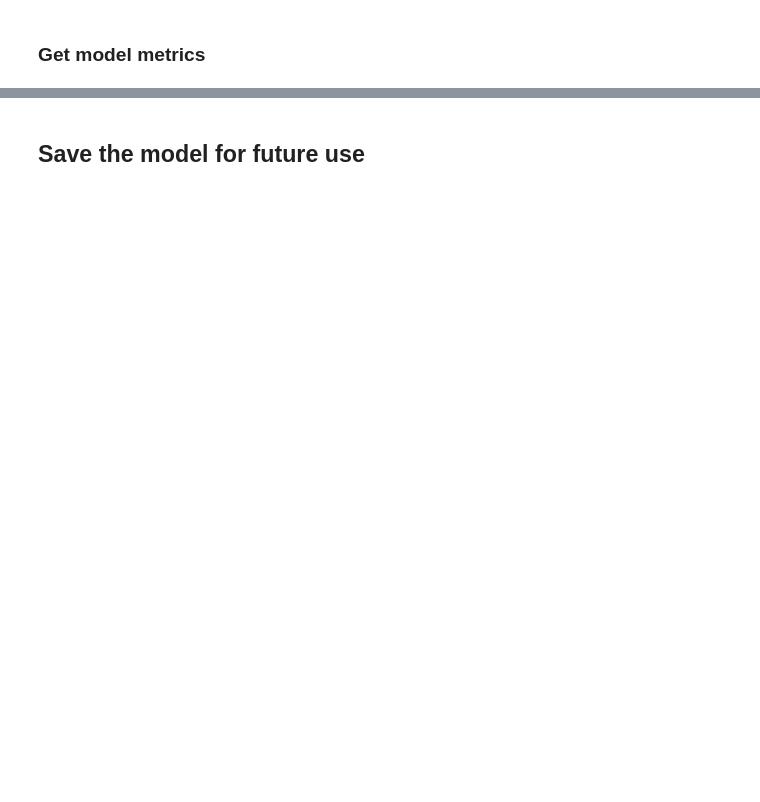
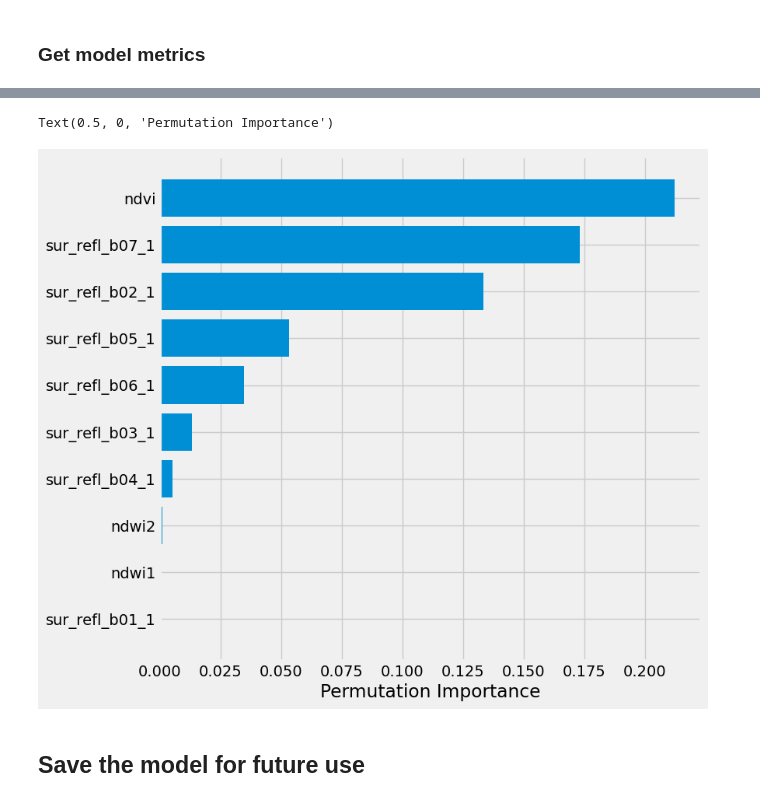
Before and after one commit to nasa-nccs-hpda/modis-water-classification, a Jupyter notebook: modis_water_training/view/notebook/MODIS_Water_RF_GPU.ipynb, the cells around one changed output, grey strips where cells are left out. Drawn from its saved outputs; the diff is of its cells as text; code cells hidden in the pictures; blank space fills up the shorter version.

```diff
--- a/modis_water_training/view/notebook/MODIS_Water_RF_GPU.ipynb
+++ b/modis_water_training/view/notebook/MODIS_Water_RF_GPU.ipynb
@@ -229,3 +274,5 @@ X_train, X_test, y_train, y_test = load_data(fpath=data_path,
+# %%
+classifier = cumlRF(**hyperparameters)
 # %%
 %%time
 
@@ -233,7 +284,6 @@ classifier.fit(X_train, y_train)
 # %% [markdown]
 ### Get model metrics
-# %%
-classifier = bestModel
 # %%
 score = classifier.score(X_test, y_test)
+score = round(score, 3)
 score
@@ -279,0 +339,7 @@ print(auc_score)
+# %%
+%%time
+permutation_importance_results = permutation_importance(classifier,
+                                                        X=X_test,
+                                                        y=y_test,
+                                                        n_repeats=5,
+                                                        random_state=42)
@@ -280,3 +349,21 @@ print(auc_score)
+# %%
+png_save_path = 'mw_{}_{}_{}_{}_{}_permutation_importance.png'.format(
+    TILE,
+    score,
+    hyperparameters['n_estimators'],
+    MODEL,
+    datetime.datetime.now().strftime('%Y_%m_%d_%H_%M'))
+
+png_save_path = os.path.join(FIGURE_OUTPUT_DIR, png_save_path)
+
+sorted_idx = permutation_importance_results.importances_mean.argsort()
+plt.figure(figsize=(8, 8))
+plt.barh(X_test.columns[sorted_idx], permutation_importance_results.importances_mean[sorted_idx])
+plt.xlabel("Permutation Importance")
+# plt.savefig(png_save_path)
+# %% [output]
+Text(0.5, 0, 'Permutation Importance')
+[figure, added]
 # %%
 del X_train, X_test, y_train, y_test, test_predictions, train_predictions, prediction_probs, y_test_int
 # %% [markdown]
```
Also changed, not shown: parts of 88 cells of this notebook, 19 other files.
